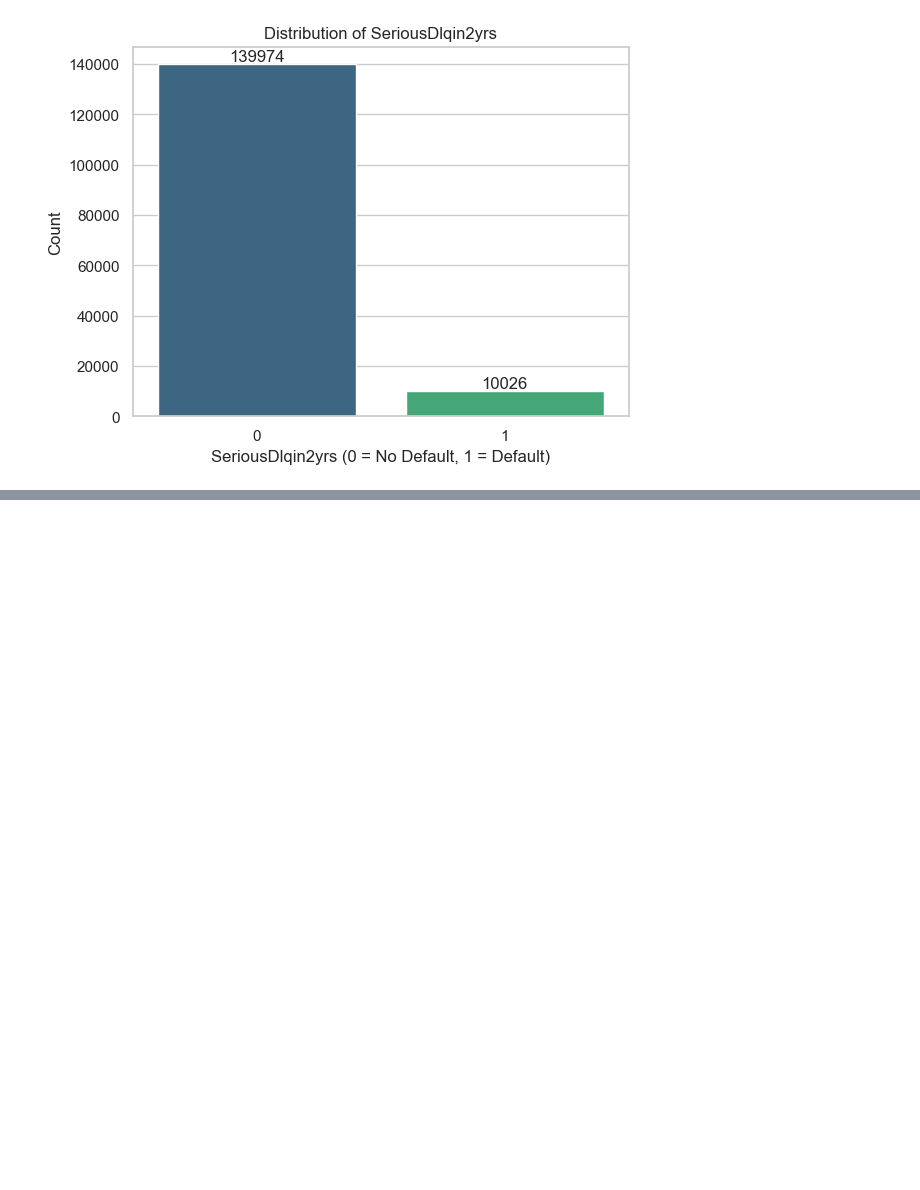
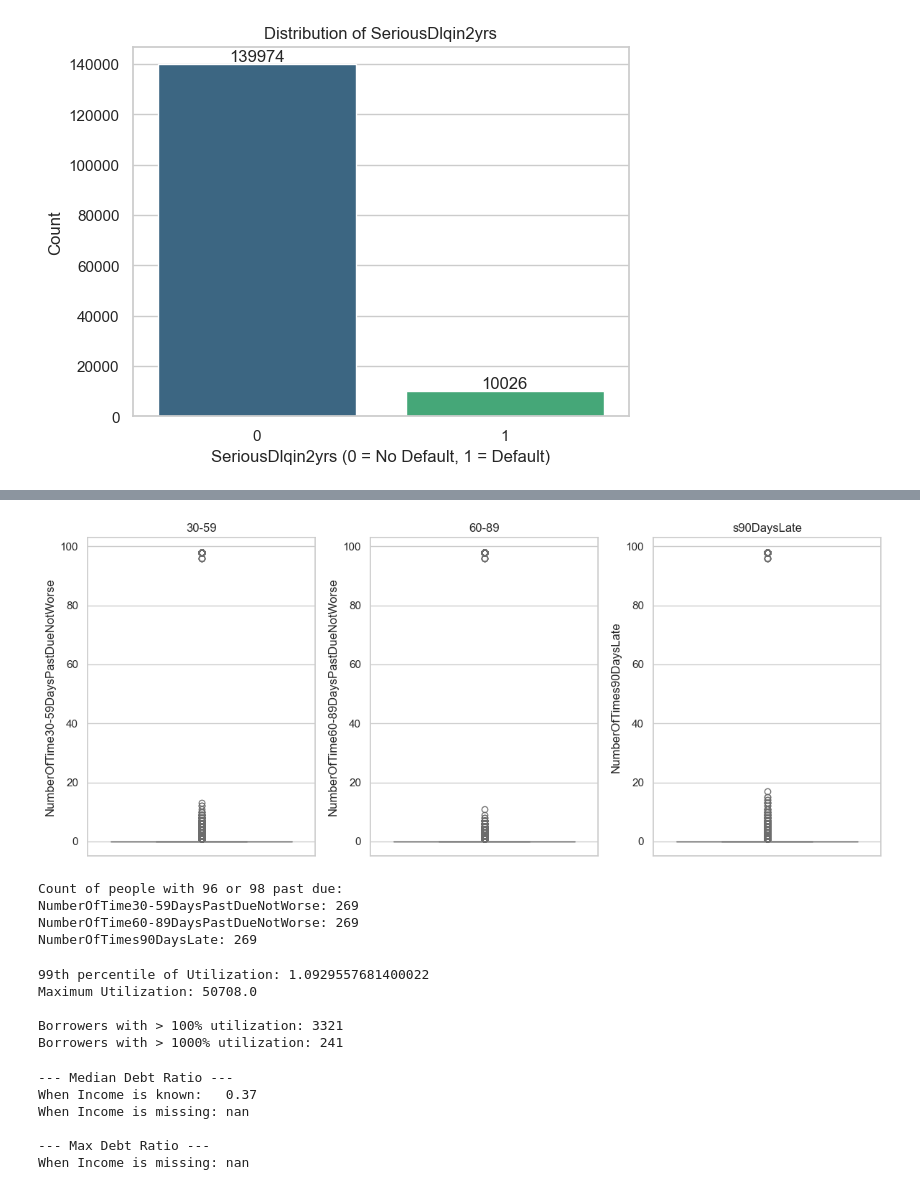
Before and after one commit to Praveenk2324/Credit-Risk-Scoring, a Jupyter notebook: notebooks/EDA.ipynb, the cells around one changed output, grey strips where cells are left out. Drawn from its saved outputs; the diff is of its cells as text; code cells hidden in the pictures; blank space fills up the shorter version.

```diff
--- a/notebooks/EDA.ipynb
+++ b/notebooks/EDA.ipynb
@@ -138,0 +155,62 @@ Passing `palette` without assigning `hue` is deprecated and will be removed in v
+# %%
+late_columns = [
+    'NumberOfTime30-59DaysPastDueNotWorse',
+    'NumberOfTime60-89DaysPastDueNotWorse',
+    'NumberOfTimes90DaysLate'
+]
+
+plt.figure(figsize=(12, 5))
+for i, col in enumerate(late_columns):
+    plt.subplot(1, 3, i+1)
+    sns.boxplot(y=df[col], color='salmon')
+    plt.title(col.replace('NumberOfTime', '').replace('DaysPastDueNotWorse', ''))
+plt.tight_layout()
+plt.show()
+# %% [output]
+[figure, added]
+# %%
+print("Count of people with 96 or 98 past due:")
+for col in late_columns:
+    count_96_98 = len(df[df[col].isin([96, 98])])
+    print(f"{col}: {count_96_98}")
+# %% [output]
+Count of people with 96 or 98 past due:
+NumberOfTime30-59DaysPastDueNotWorse: 269
+NumberOfTime60-89DaysPastDueNotWorse: 269
+NumberOfTimes90DaysLate: 269
+# %%
+# Look at the 99th percentile and the absolute maximum
+print("99th percentile of Utilization:", df['RevolvingUtilizationOfUnsecuredLines'].quantile(0.99))
+print("Maximum Utilization:", df['RevolvingUtilizationOfUnsecuredLines'].max())
+
+# How many are over 1.0?
+over_maxed = df[df['RevolvingUtilizationOfUnsecuredLines'] > 1]
+print(f"\nBorrowers with > 100% utilization: {len(over_maxed)}")
+
+# Let's see the really crazy ones (> 10x their limit)
+insane_utilization = df[df['RevolvingUtilizationOfUnsecuredLines'] > 10]
+print(f"Borrowers with > 1000% utilization: {len(insane_utilization)}")
+# %% [output]
+99th percentile of Utilization: 1.0929557681400022
+Maximum Utilization: 50708.0
+
+Borrowers with > 100% utilization: 3321
+Borrowers with > 1000% utilization: 241
+# %%
+# Check how Debt Ratio behaves when Monthly Income is missing vs present
+missing_income_dr = df[df['MonthlyIncome'].isnull()]['DebtRatio']
+present_income_dr = df[df['MonthlyIncome'].notnull()]['DebtRatio']
+
+print("--- Median Debt Ratio ---")
+print(f"When Income is known:   {present_income_dr.median():.2f}")
+print(f"When Income is missing: {missing_income_dr.median():.2f}")
+
+print("\n--- Max Debt Ratio ---")
+print(f"When Income is missing: {missing_income_dr.max()}")
+# %% [output]
+--- Median Debt Ratio ---
+When Income is known:   0.37
+When Income is missing: nan
+
+--- Max Debt Ratio ---
+When Income is missing: nan
```
Also changed, not shown: parts of 2 cells of this notebook.
